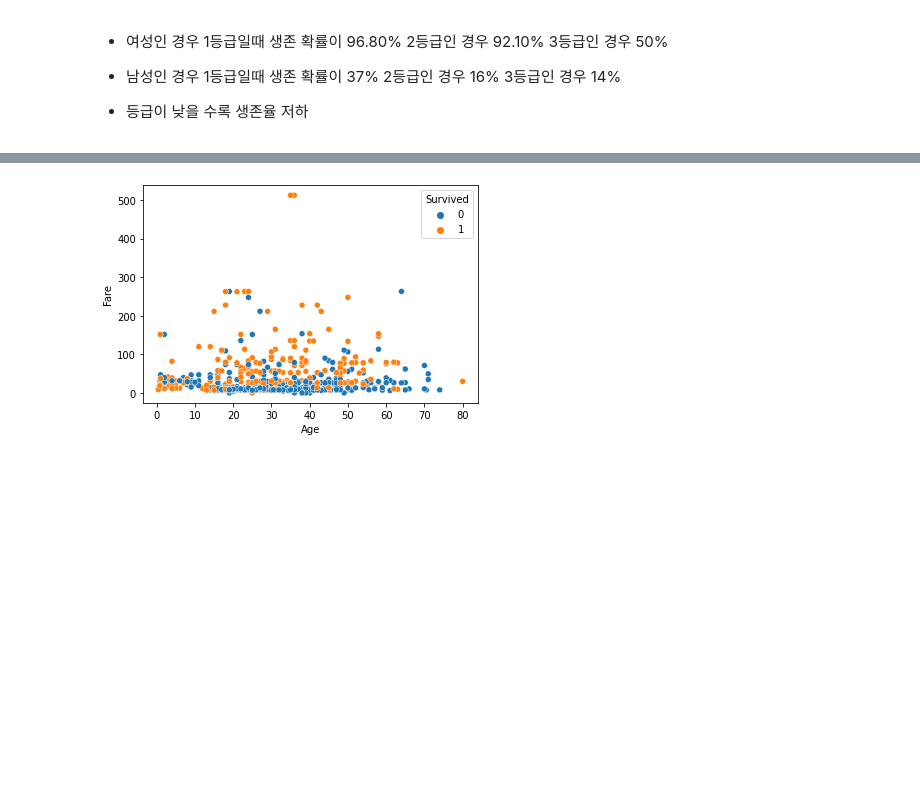
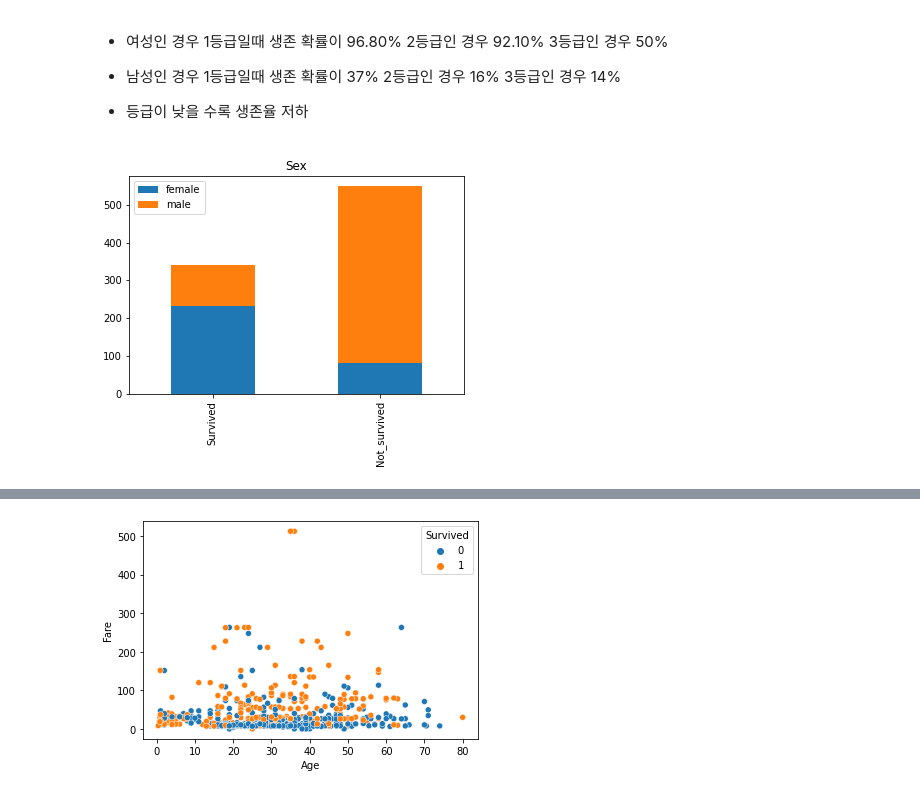
Before and after one commit to iceman67/-Python, a Jupyter notebook: LINC_Pandas_Example_2021.ipynb, the cells around one changed output, grey strips where cells are left out. Drawn from its saved outputs; the diff is of its cells as text; code cells hidden in the pictures; blank space fills up the shorter version.

```diff
--- a/LINC_Pandas_Example_2021.ipynb
+++ b/LINC_Pandas_Example_2021.ipynb
@@ -663,3 +663,14 @@ Name: Survived, dtype: float64
 * 남성인 경우 1등급일때 생존 확률이 37% 2등급인 경우 16% 3등급인 경우 14%
 
 * 등급이 낮을 수록 생존율 저하
+# %%
+def bar_chart(feature):
+    survived = titanic_df[titanic_df['Survived']==1][feature].value_counts()
+    not_survived = titanic_df[titanic_df['Survived']==0][feature].value_counts()
+    df = pd.DataFrame([survived,not_survived])
+    df.index=['Survived','Not_survived']
+    df.plot(kind='bar',stacked=True,fig=(18,6),title=feature)
+# %%
+bar_chart('Sex')
+# %% [output]
+[figure, added]
```
Also changed, not shown: parts of 1 cell of this notebook.
